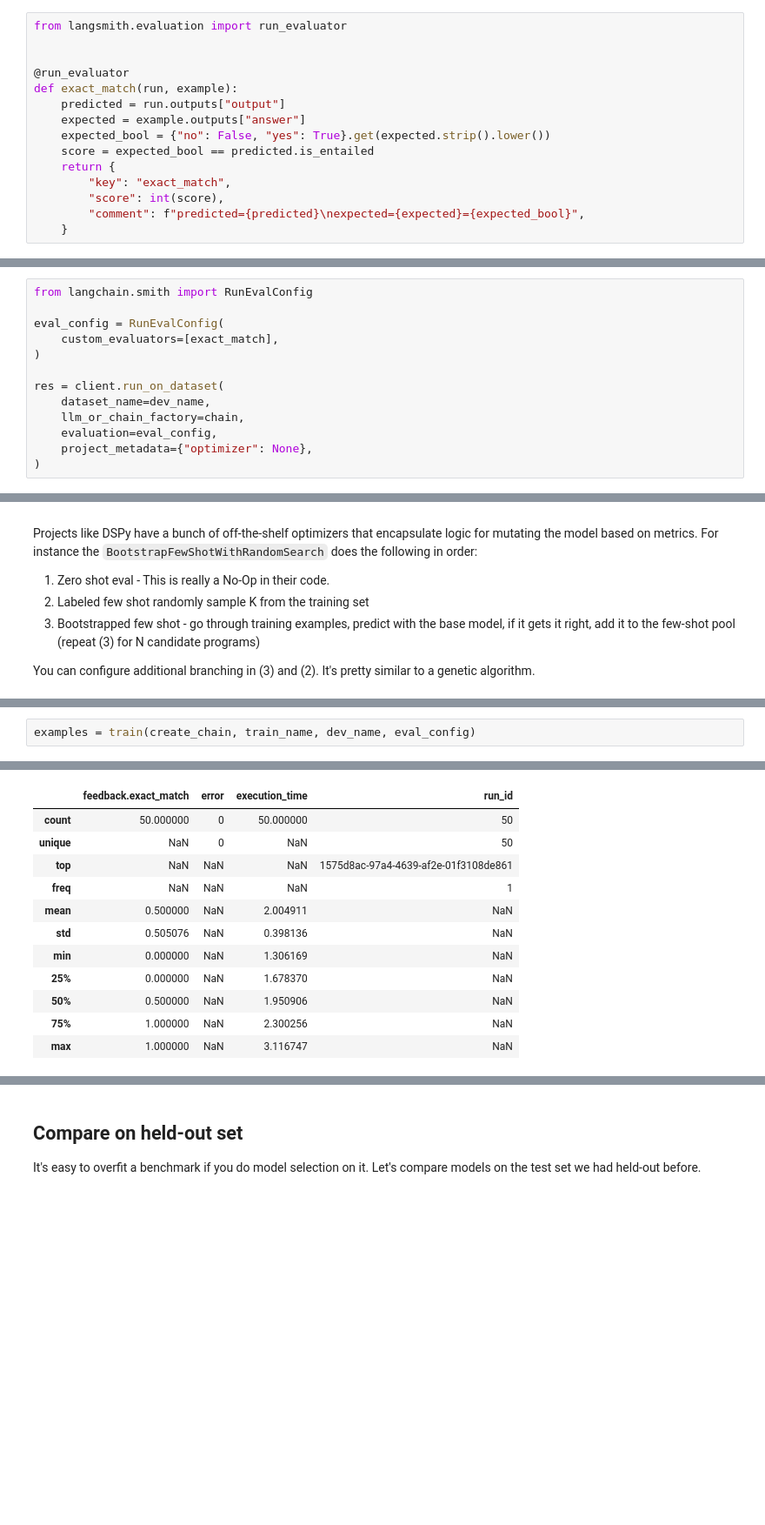
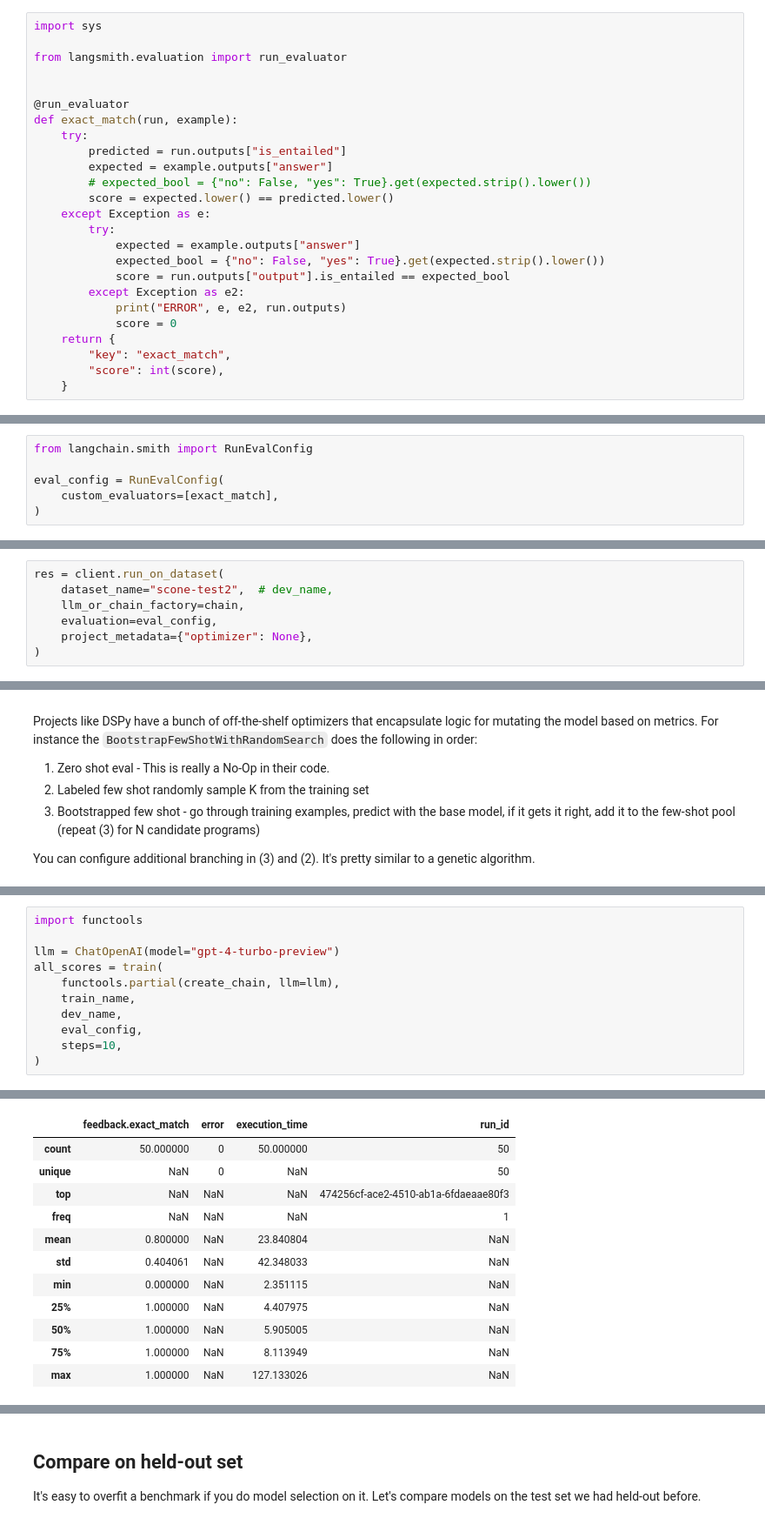
Before and after one commit to langchain-ai/langsmith-cookbook, a Jupyter notebook: optimization/few-shot-prompting.ipynb, the cells around one changed output, grey strips where cells are left out. Shown at 87% size. Saved outputs shown, nothing was run; the diff lists cells and outputs as text; blank space fills up the shorter version.

```diff
--- a/optimization/few-shot-prompting.ipynb
+++ b/optimization/few-shot-prompting.ipynb
@@ -47,18 +55,28 @@ print(example.outputs)
 {'context': 'A man who does not walk confidently dropping produce.', 'question': 'Can we logically conclude for sure that a man who does not walk confidently dropping kale?'}
 {'answer': 'No', 'category': 'one_not_scoped'}
 # %%
+import sys
+
 from langsmith.evaluation import run_evaluator
 
 
 @run_evaluator
 def exact_match(run, example):
-    predicted = run.outputs["output"]
-    expected = example.outputs["answer"]
-    expected_bool = {"no": False, "yes": True}.get(expected.strip().lower())
-    score = expected_bool == predicted.is_entailed
+    try:
+        predicted = run.outputs["is_entailed"]
+        expected = example.outputs["answer"]
+        # expected_bool = {"no": False, "yes": True}.get(expected.strip().lower())
+        score = expected.lower() == predicted.lower()
+    except Exception as e:
+        try:
+            expected = example.outputs["answer"]
+            expected_bool = {"no": False, "yes": True}.get(expected.strip().lower())
+            score = run.outputs["output"].is_entailed == expected_bool
+        except Exception as e2:
+            print("ERROR", e, e2, run.outputs)
+            score = 0
     return {
         "key": "exact_match",
         "score": int(score),
-        "comment": f"predicted={predicted}\nexpected={expected}={expected_bool}",
     }
 # %%
@@ -105,10 +162,3 @@ from langchain.smith import RunEvalConfig
 eval_config = RunEvalConfig(
     custom_evaluators=[exact_match],
 )
-
-res = client.run_on_dataset(
-    dataset_name=dev_name,
-    llm_or_chain_factory=chain,
-    evaluation=eval_config,
-    project_metadata={"optimizer": None},
-)
@@ -122,3 +165,10 @@ https://smith.langchain.com/o/ebbaf2eb-769b-4505-aca2-d11de10372a4/datasets/1bba
+# %%
+res = client.run_on_dataset(
+    dataset_name="scone-test2",  # dev_name,
+    llm_or_chain_factory=chain,
+    evaluation=eval_config,
+    project_metadata={"optimizer": None},
+)
 # %% [markdown]
 Got about ~55% on it. Whoopy.
 # %% [markdown]
@@ -270,3 +370,12 @@ def train(
 # %%
-examples = train(create_chain, train_name, dev_name, eval_config)
+import functools
+
+llm = ChatOpenAI(model="gpt-4-turbo-preview")
+all_scores = train(
+    functools.partial(create_chain, llm=llm),
+    train_name,
+    dev_name,
+    eval_config,
+    steps=10,
+)
 # %% [output]
@@ -352,14 +446,14 @@ https://smith.langchain.com/o/ebbaf2eb-769b-4505-aca2-d11de10372a4/datasets/1bba
 [------------------------------------------------->] 50/50
 Experiment Results:
 |  | feedback.exact_match | error | execution_time | run_id |
 | count | 50.000000 | 0 | 50.000000 | 50 |
 | unique | NaN | 0 | NaN | 50 |
-| top | NaN | NaN | NaN | 1575d8ac-97a4-4639-af2e-01f3108de861 |
+| top | NaN | NaN | NaN | 474256cf-ace2-4510-ab1a-6fdaeaae80f3 |
 | freq | NaN | NaN | NaN | 1 |
-| mean | 0.500000 | NaN | 2.004911 | NaN |
-| std | 0.505076 | NaN | 0.398136 | NaN |
-| min | 0.000000 | NaN | 1.306169 | NaN |
-| 25% | 0.000000 | NaN | 1.678370 | NaN |
-| 50% | 0.500000 | NaN | 1.950906 | NaN |
-| 75% | 1.000000 | NaN | 2.300256 | NaN |
-| max | 1.000000 | NaN | 3.116747 | NaN |
+| mean | 0.800000 | NaN | 23.840804 | NaN |
+| std | 0.404061 | NaN | 42.348033 | NaN |
+| min | 0.000000 | NaN | 2.351115 | NaN |
+| 25% | 1.000000 | NaN | 4.407975 | NaN |
+| 50% | 1.000000 | NaN | 5.905005 | NaN |
+| 75% | 1.000000 | NaN | 8.113949 | NaN |
+| max | 1.000000 | NaN | 127.133026 | NaN |
```
Also changed, not shown: parts of 14 cells of this notebook, 1 other file.
